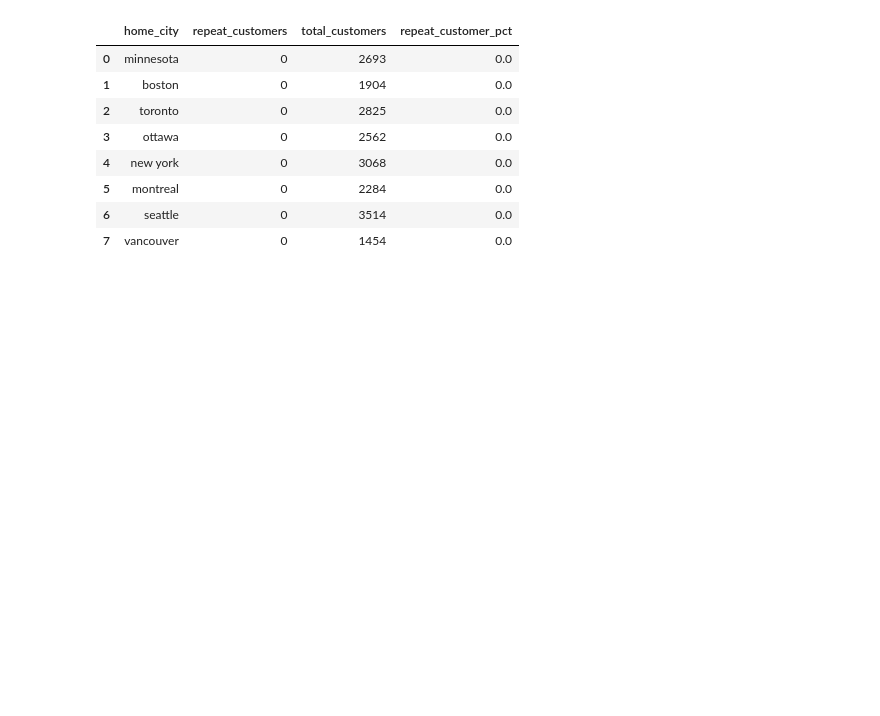
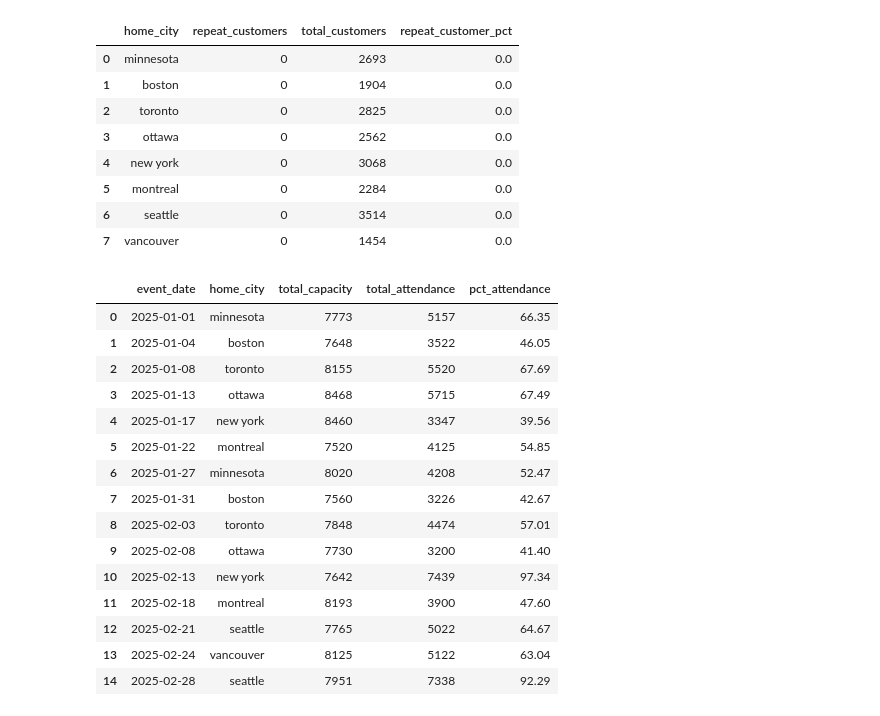
Before and after one commit to evanchilds43-ship-it/PWHL-tech-assessment, a Jupyter notebook: pwhl_assessment_eda.ipynb, the cells around one changed output. Cells and saved outputs as stored; diff of their text form; code cells hidden in the pictures; blank space fills up the shorter version.

```diff
--- a/pwhl_assessment_eda.ipynb
+++ b/pwhl_assessment_eda.ipynb
@@ -232,0 +256,19 @@ repeat_customers_by_city.head(10)
+# %%
+attendance_per_game.head(20)
+# %% [output]
+|  | event_date | home_city | total_capacity | total_attendance | pct_attendance |
+| 0 | 2025-01-01 | minnesota | 7773 | 5157 | 66.35 |
+| 1 | 2025-01-04 | boston | 7648 | 3522 | 46.05 |
+| 2 | 2025-01-08 | toronto | 8155 | 5520 | 67.69 |
+| 3 | 2025-01-13 | ottawa | 8468 | 5715 | 67.49 |
+| 4 | 2025-01-17 | new york | 8460 | 3347 | 39.56 |
+| 5 | 2025-01-22 | montreal | 7520 | 4125 | 54.85 |
+| 6 | 2025-01-27 | minnesota | 8020 | 4208 | 52.47 |
+| 7 | 2025-01-31 | boston | 7560 | 3226 | 42.67 |
+| 8 | 2025-02-03 | toronto | 7848 | 4474 | 57.01 |
+| 9 | 2025-02-08 | ottawa | 7730 | 3200 | 41.40 |
+| 10 | 2025-02-13 | new york | 7642 | 7439 | 97.34 |
+| 11 | 2025-02-18 | montreal | 8193 | 3900 | 47.60 |
+| 12 | 2025-02-21 | seattle | 7765 | 5022 | 64.67 |
+| 13 | 2025-02-24 | vancouver | 8125 | 5122 | 63.04 |
+| 14 | 2025-02-28 | seattle | 7951 | 7338 | 92.29 |
```
Also changed, not shown: parts of 1 cell of this notebook, 8 other files.
